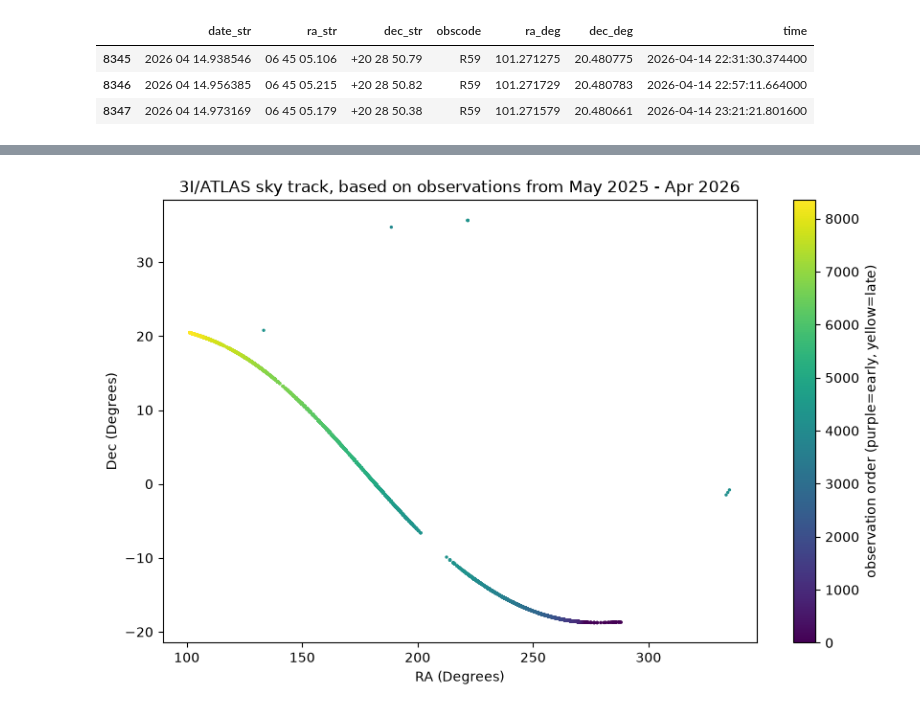
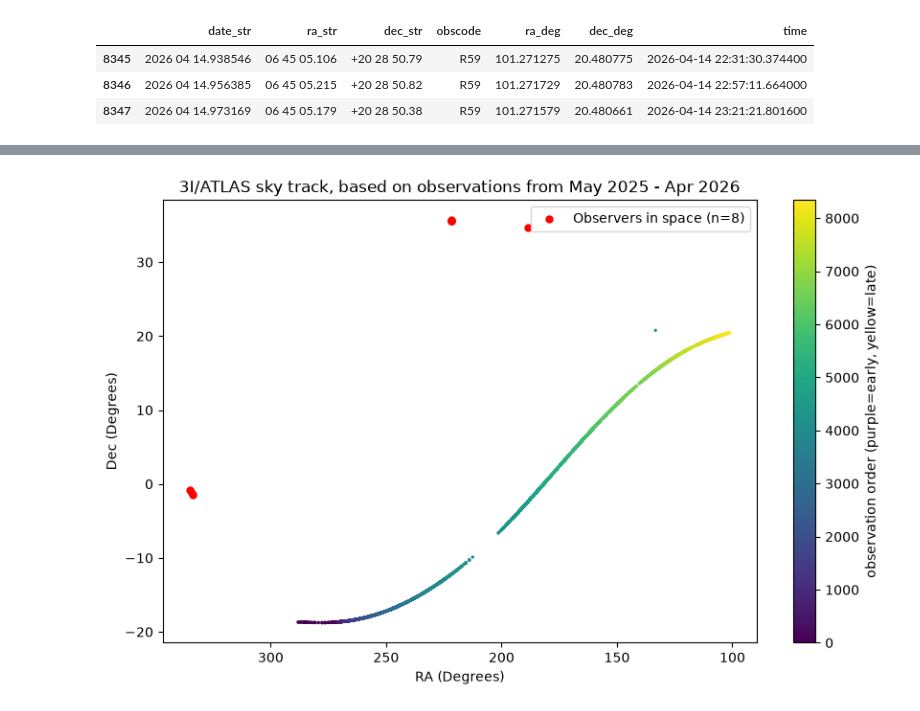
Before and after one commit to MarshallF-dev/Project-INTERLOPER, a Jupyter notebook: notebooks/3I_ATLAS_astrometry.ipynb, the cells around one changed output, grey strips where cells are left out. Saved outputs shown, nothing was run; the diff lists cells and outputs as text; code cells hidden in the pictures.

Commit message:
3I/ATLAS Skymap updates, notebook updates, and start of reading literature

```diff
--- a/notebooks/3I_ATLAS_astrometry.ipynb
+++ b/notebooks/3I_ATLAS_astrometry.ipynb
@@ -129,3 +129,8 @@ df.tail(3)
 | 8345 | 2026 04 14.938546 | 06 45 05.106 | +20 28 50.79 | R59 | 101.271275 | 20.480775 | 2026-04-14 22:31:30.374400 |
 | 8346 | 2026 04 14.956385 | 06 45 05.215 | +20 28 50.82 | R59 | 101.271729 | 20.480783 | 2026-04-14 22:57:11.664000 |
 | 8347 | 2026 04 14.973169 | 06 45 05.179 | +20 28 50.38 | R59 | 101.271579 | 20.480661 | 2026-04-14 23:21:21.801600 |
+# %%
+#This cell will be a true/False mask, with the same pattern as the validator I built earlier
+outliers = (df["dec_deg"] > 25) | (df["ra_deg"] > 320) #This lists two conditions, that either the Dec was above 25, or the RA was above 320, joined by or, thresholds coming from simply eyeballing the graph, as no legitemente data should be in this area at all. Note: outliers is in true/false form per row
+print(outliers.sum(), "outliers") #counts the quantity of outliers and prints them
+df[outliers][["time", "ra_deg", "dec_deg", "obscode"]] #this line shows the flagged rows, but only the four columns I care about from those rows, so I can see exactly when they happened and who subimmited them.
@@ -132,16 +148,20 @@ df.tail(3)
 # %%
 #This will create a plot of the skytrack of 3I/ATLAS throughout all of its available observations
 import matplotlib.pyplot as plt
 
+clean = df[~outliers]
+bad = df[outliers]
+
 plt.figure(figsize=(10, 6)) #Creates a new blank figure/plot, 10x6 inches
-plt.scatter(df["ra_deg"], df["dec_deg"], c=range(len(df)), cmap="viridis", s=2) #The actual scatter plot is created here. c=range(len(df)) colors dots by row number, so color = time, as df was sorted by time. cmap="viridis" is a purple-to-yellow color scale, so our datapoint colors will range from purple to yellow, and s=2 makes these dots very small
+plt.scatter(clean["ra_deg"], clean["dec_deg"], c=range(len(clean)), cmap="viridis", s=2) #plots all of the "clean" datapoints with the normal color scheme
 plt.colorbar(label="observation order (purple=early, yellow=late)") #adds the color legend so that you can actually understand how it relates to time
+plt.scatter(bad["ra_deg"], bad["dec_deg"], color="red", s=25, label=f"Observers in space (n={len(bad)})") #Colors the outliers red, and gives them a label for the legend
+plt.legend() #Creates a legend
 plt.xlabel("RA (Degrees)") #Label for the x-axis
 plt.ylabel("Dec (Degrees)") #Label for the y-axis
-import os
-os.makedirs("../figures", exist_ok=True)
 plt.title("3I/ATLAS sky track, based on observations from May 2025 - Apr 2026") #Titel for the plot
-plt.savefig("../figures/3I_Atlas_skypath_v1.png", dpi=150) #saves this to my computer as a png file
+plt.gca().invert_xaxis() #inverts the x-axis
+#plt.savefig("../figures/3I_Atlas_skypath_v3(inverted x-axis).png", dpi=150) #saves this to the figures folder as a png file
 plt.show()
 # %% [output]
-[figure, old version]
+[figure, new version]
```
Also changed, not shown: parts of 1 cell of this notebook, 5 other files.
